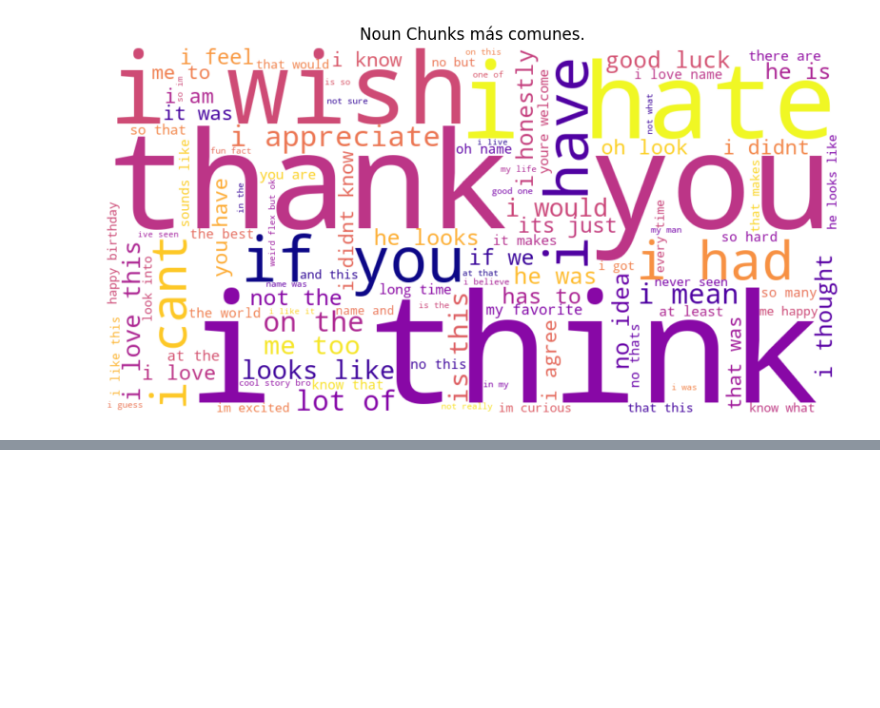
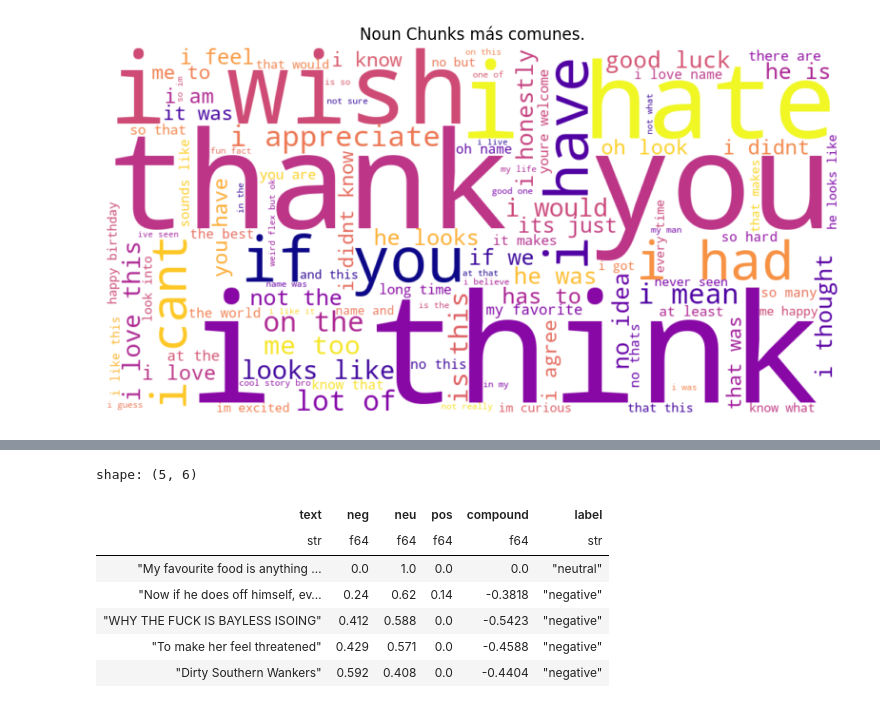
Before and after one commit to eric-castillo05/emotions-wheel-nlp, a Jupyter notebook: EDA/EDA.ipynb, the cells around one changed output, grey strips where cells are left out. Saved outputs shown, nothing was run; the diff lists cells and outputs as text; code cells hidden in the pictures; blank space fills up the shorter version.

```diff
--- a/EDA/EDA.ipynb
+++ b/EDA/EDA.ipynb
@@ -182,0 +254,11 @@ plt.show()
+# %%
+df_vader_score.head()
+# %% [output]
+shape: (5, 6)
+| text | neg | neu | pos | compound | label |
+| str | f64 | f64 | f64 | f64 | str |
+| "My favourite food is anything … | 0.0 | 1.0 | 0.0 | 0.0 | "neutral" |
+| "Now if he does off himself, ev… | 0.24 | 0.62 | 0.14 | -0.3818 | "negative" |
+| "WHY THE FUCK IS BAYLESS ISOING" | 0.412 | 0.588 | 0.0 | -0.5423 | "negative" |
+| "To make her feel threatened" | 0.429 | 0.571 | 0.0 | -0.4588 | "negative" |
+| "Dirty Southern Wankers" | 0.592 | 0.408 | 0.0 | -0.4404 | "negative" |
```
Also changed, not shown: parts of 15 cells of this notebook, 1 other file.
